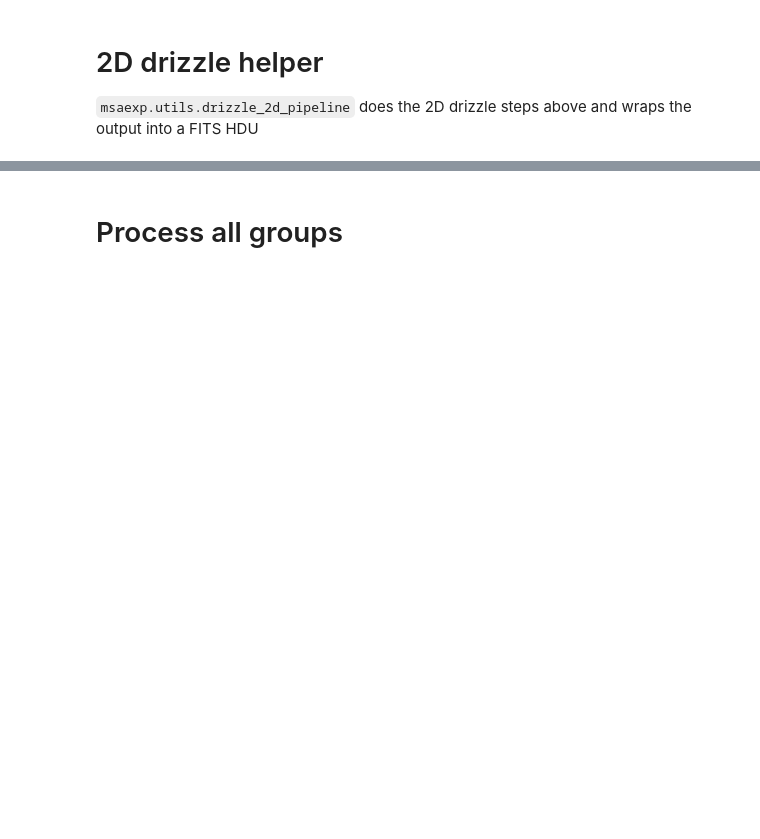
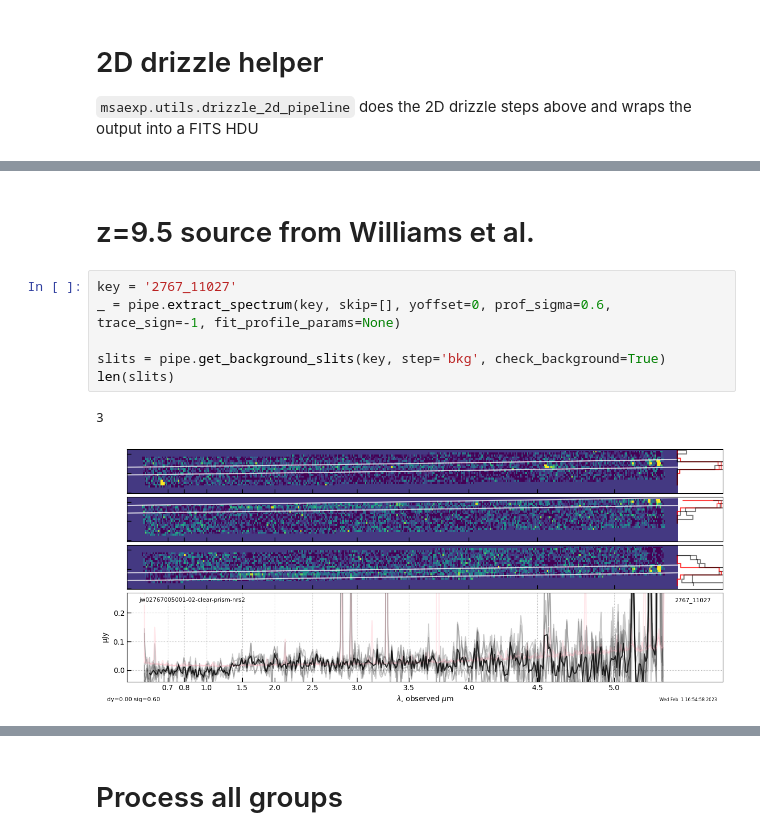
Before and after one commit to gbrammer/msaexp, a Jupyter notebook: docs/examples/process-rxj2129.ipynb, the cells around one changed output, grey strips where cells are left out. Cells and saved outputs as stored; diff of their text form; blank space fills up the shorter version.

```diff
--- a/docs/examples/process-rxj2129.ipynb
+++ b/docs/examples/process-rxj2129.ipynb
@@ -371,0 +375,11 @@ plt.grid()
+# %% [markdown]
+# z=9.5 source from Williams et al.
+# %%
+key = '2767_11027'
+_ = pipe.extract_spectrum(key, skip=[], yoffset=0, prof_sigma=0.6, trace_sign=-1, fit_profile_params=None)
+
+slits = pipe.get_background_slits(key, step='bkg', check_background=True)
+len(slits)
+# %% [output]
+3
+[figure, added]
```
Also changed, not shown: parts of 36 cells of this notebook, 1 other file.
